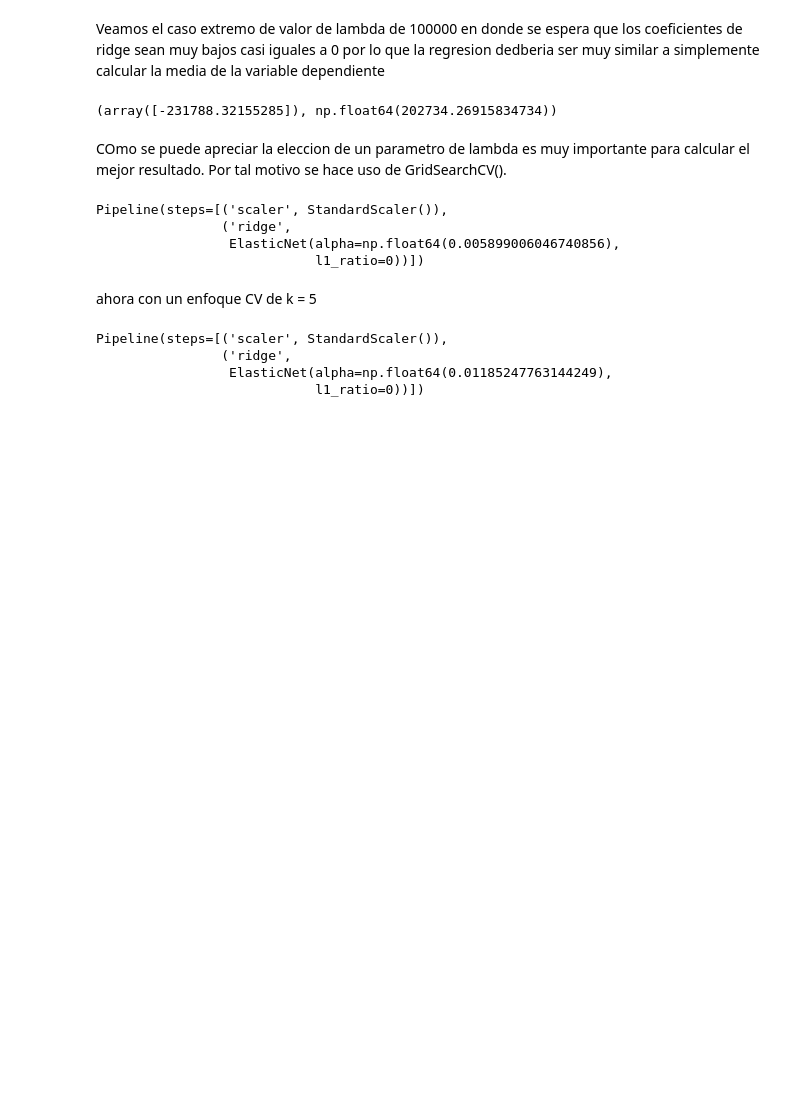
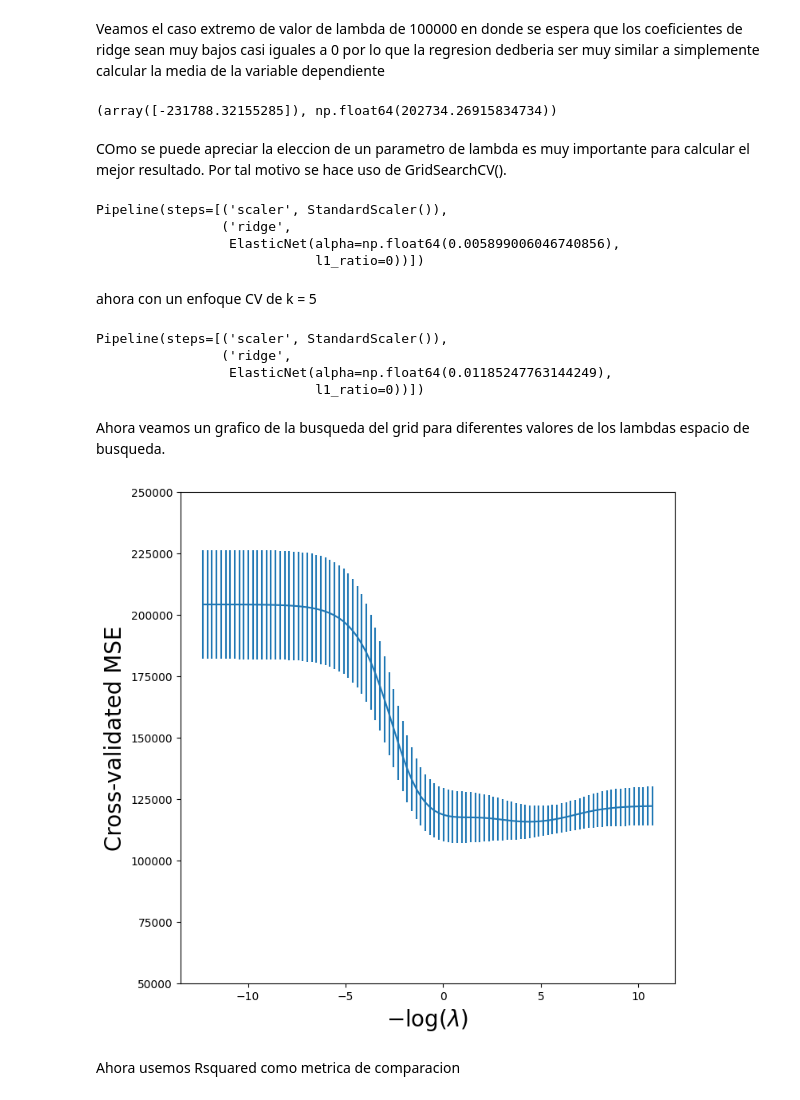
Before and after one commit to chuancao26/islp, a Jupyter notebook: LaboratorioRegularizacion.ipynb, the cells around one changed output. Drawn from its saved outputs; the diff is of its cells as text; code cells hidden in the pictures; blank space fills up the shorter version.

Commit message:
graficos across lambdas

```diff
--- a/LaboratorioRegularizacion.ipynb
+++ b/LaboratorioRegularizacion.ipynb
@@ -419,3 +419,17 @@ Pipeline(steps=[('scaler', StandardScaler()),
                 ('ridge',
                  ElasticNet(alpha=np.float64(0.01185247763144249),
                             l1_ratio=0))])
+# %% [markdown]
+Ahora veamos un grafico de la busqueda del grid para diferentes valores de los lambdas espacio de busqueda.
+# %%
+ridge_fig, ax = subplots(figsize=(8,8))
+ax.errorbar(-np.log(lambdas),
+            -grid.cv_results_['mean_test_score'],
+             yerr=grid.cv_results_['std_test_score'] / np.sqrt(K))
+ax.set_ylim([50000,250000])
+ax.set_xlabel('$-\log(\lambda)$', fontsize=20)
+ax.set_ylabel('Cross-validated MSE', fontsize=20);
+# %% [output]
+[figure, added]
+# %% [markdown]
+Ahora usemos Rsquared como metrica de comparacion
```
Also changed, not shown: parts of 2 cells of this notebook.
